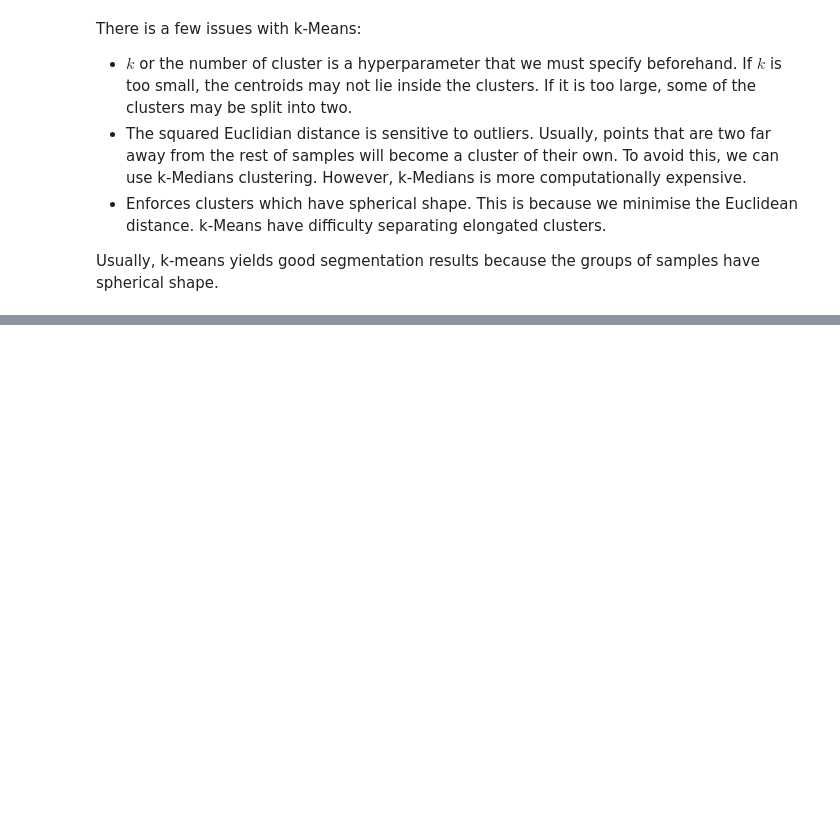
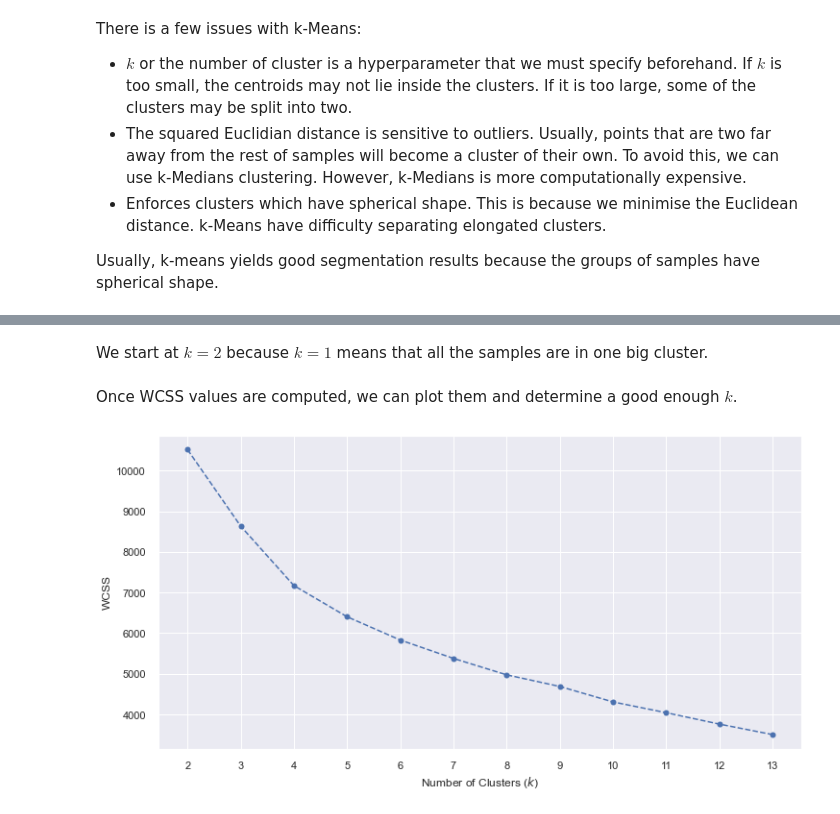
Before and after one commit to sheikhomar/customer-analytics, a Jupyter notebook: segmentation.ipynb, the cells around one changed output, grey strips where cells are left out. Cells and saved outputs as stored; diff of their text form; code cells hidden in the pictures; blank space fills up the shorter version.

```diff
--- a/segmentation.ipynb
+++ b/segmentation.ipynb
@@ -187,0 +207,22 @@ Usually, k-means yields good segmentation results because the groups of samples
+# %% [markdown]
+We start at $k=2$ because $k=1$ means that all the samples are in one big cluster.
+# %%
+clusters_range = (2, 14)
+# %%
+wcss = []
+for k in range(*clusters_range):
+    # k-means++ initialisation attempts to find a good set of centroids
+    kmeans = KMeans(n_clusters=k, init='k-means++', random_state=42)
+    kmeans.fit(df_data_std)
+    # Inertia is the sum of squared distances of samples to their closest centroid.
+    wcss.append(kmeans.inertia_)
+# %% [markdown]
+Once WCSS values are computed, we can plot them and determine a good enough $k$.
+# %%
+fig, ax = plt.subplots(figsize=(12, 6))
+ax.plot(range(*clusters_range), wcss, marker='o', linestyle='--')
+ax.set_xlabel('Number of Clusters ($k$)')
+ax.set_ylabel('WCSS')
+ax.set_xticks(range(*clusters_range));
+# %% [output]
+[figure, added]
```
Also changed, not shown: parts of 34 cells of this notebook, 1 other file.
